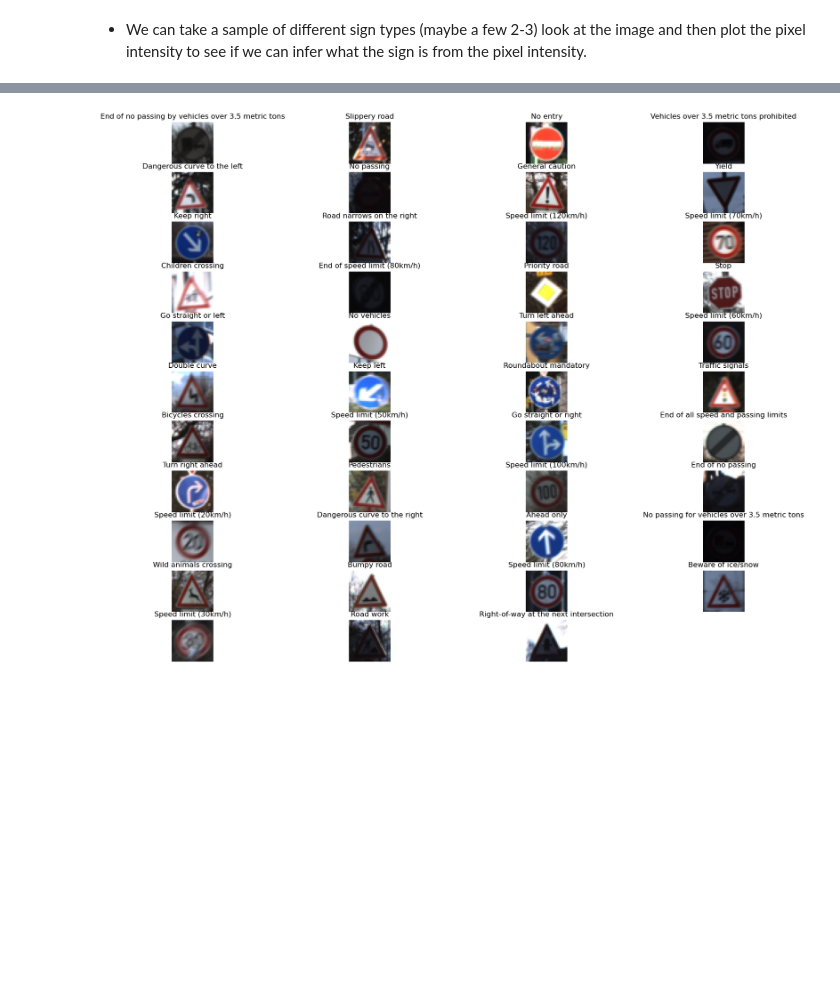
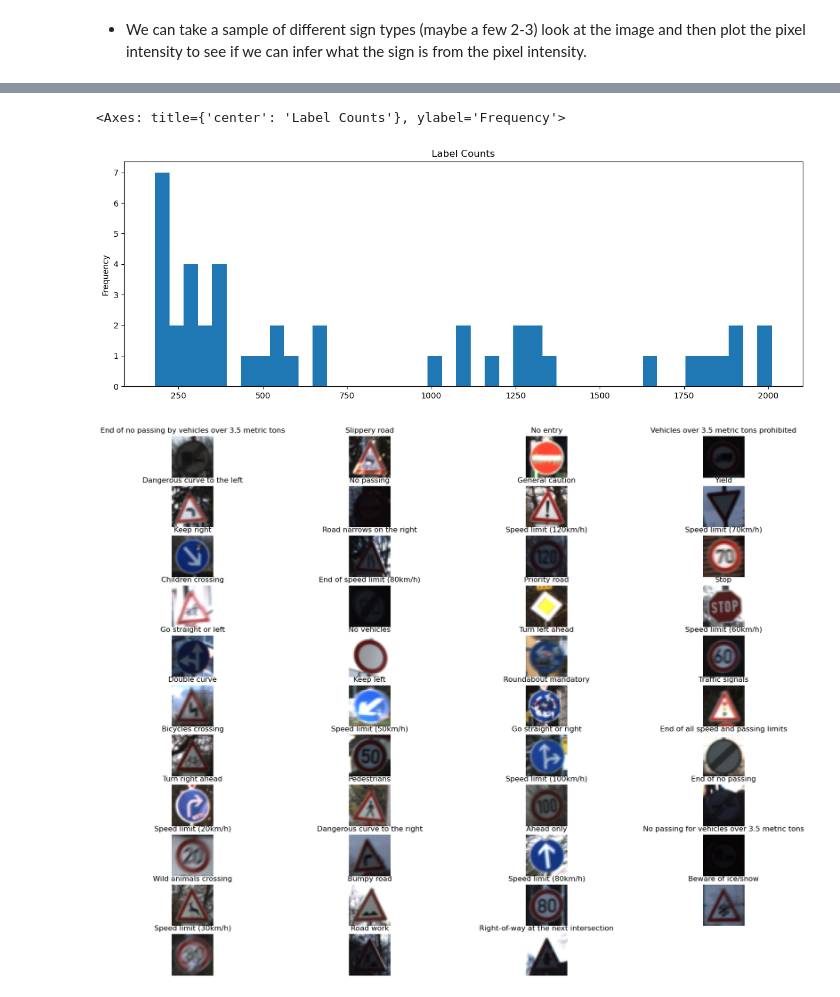
Before and after one commit to sjmfirestone/comp-4449-midterm-rtfs, a Jupyter notebook: exploratory-notebook.ipynb, the cells around one changed output, grey strips where cells are left out. Saved outputs shown, nothing was run; the diff lists cells and outputs as text; code cells hidden in the pictures; blank space fills up the shorter version.

```diff
--- a/exploratory-notebook.ipynb
+++ b/exploratory-notebook.ipynb
@@ -137,3 +136,9 @@ plt.show()
+# %%
+# histogram of the label counts
+label_counts.plot(kind='hist', figsize=(15,5), title="Label Counts", bins=43)
+# %% [output]
+<Axes: title={'center': 'Label Counts'}, ylabel='Frequency'>
+[figure, added]
 # %%
 train_unique_index = np.unique(signimages['labels'], return_index=True)[1]
 rows = len(train_unique_index)//4 + 1
```
Also changed, not shown: parts of 3 cells of this notebook, 1 other file.
